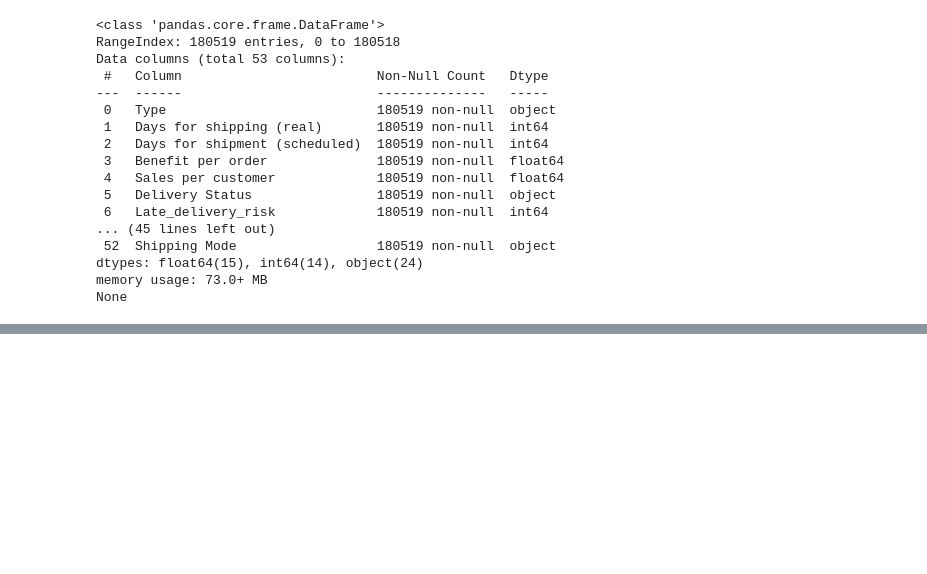
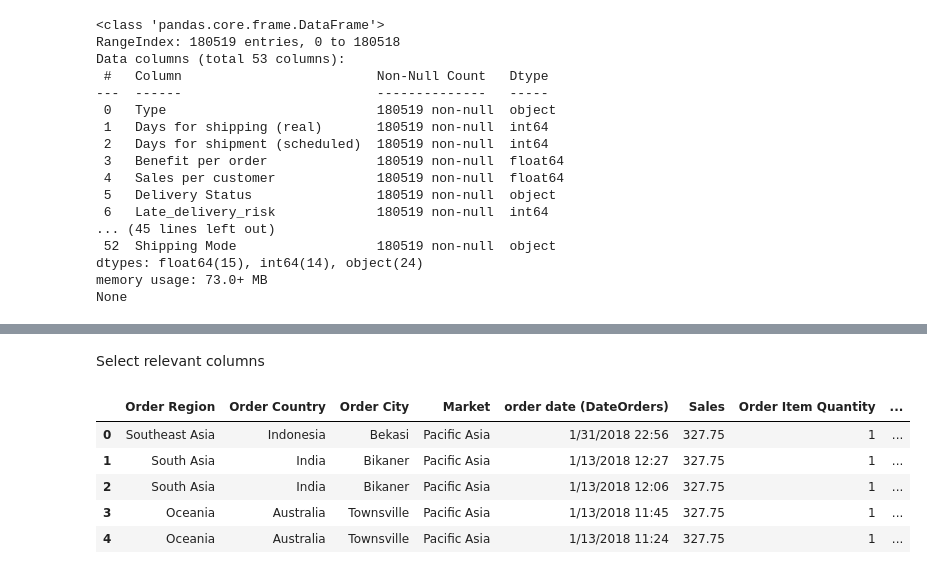
Before and after one commit to datawithalvin/pacmann-business-analytics, a Jupyter notebook: notebooks/data-exploration.ipynb, the cells around one changed output, grey strips where cells are left out. Drawn from its saved outputs; the diff is of its cells as text; code cells hidden in the pictures; blank space fills up the shorter version.

```diff
--- a/notebooks/data-exploration.ipynb
+++ b/notebooks/data-exploration.ipynb
@@ -105,0 +107,20 @@ description
+# %% [markdown]
+Select relevant columns
+# %%
+columns_name = [
+                'Order Region', 'Order Country', 'Order City', 'Market', 'order date (DateOrders)',
+                'Sales', 'Order Item Quantity', 'shipping date (DateOrders)',
+                'Days for shipping (real)', 'Days for shipment (scheduled)', 'Category Name',
+                'Delivery Status', 'Late_delivery_risk', 'Shipping Mode'
+                ]
+
+selected_df = main_df[columns_name]
+
+selected_df.head()
+# %% [output]
+|  | Order Region | Order Country | Order City | Market | order date (DateOrders) | Sales | Order Item Quantity | ... |
+| 0 | Southeast Asia | Indonesia | Bekasi | Pacific Asia | 1/31/2018 22:56 | 327.75 | 1 | ... |
+| 1 | South Asia | India | Bikaner | Pacific Asia | 1/13/2018 12:27 | 327.75 | 1 | ... |
+| 2 | South Asia | India | Bikaner | Pacific Asia | 1/13/2018 12:06 | 327.75 | 1 | ... |
+| 3 | Oceania | Australia | Townsville | Pacific Asia | 1/13/2018 11:45 | 327.75 | 1 | ... |
+| 4 | Oceania | Australia | Townsville | Pacific Asia | 1/13/2018 11:24 | 327.75 | 1 | ... |
```
Also changed, not shown: parts of 27 cells of this notebook.
